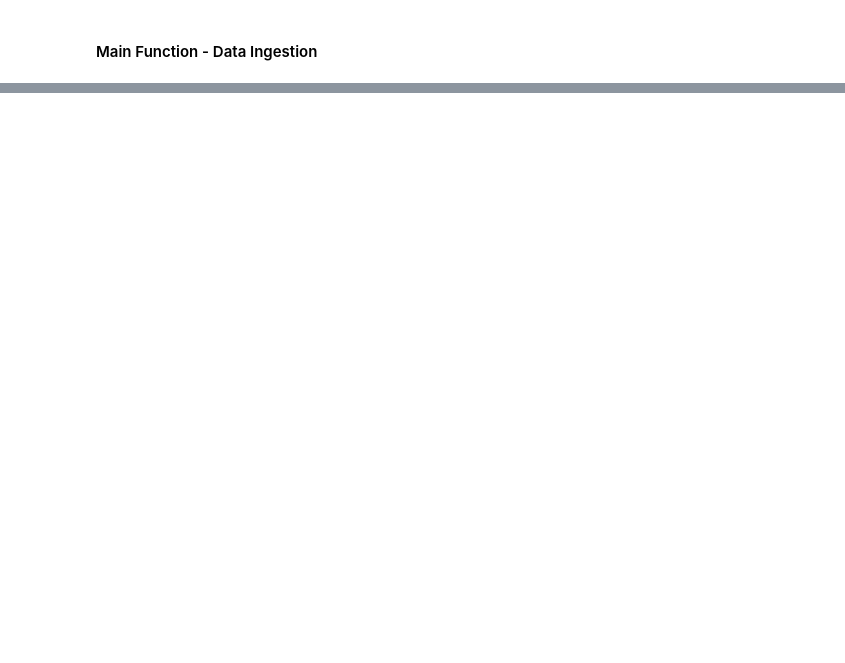
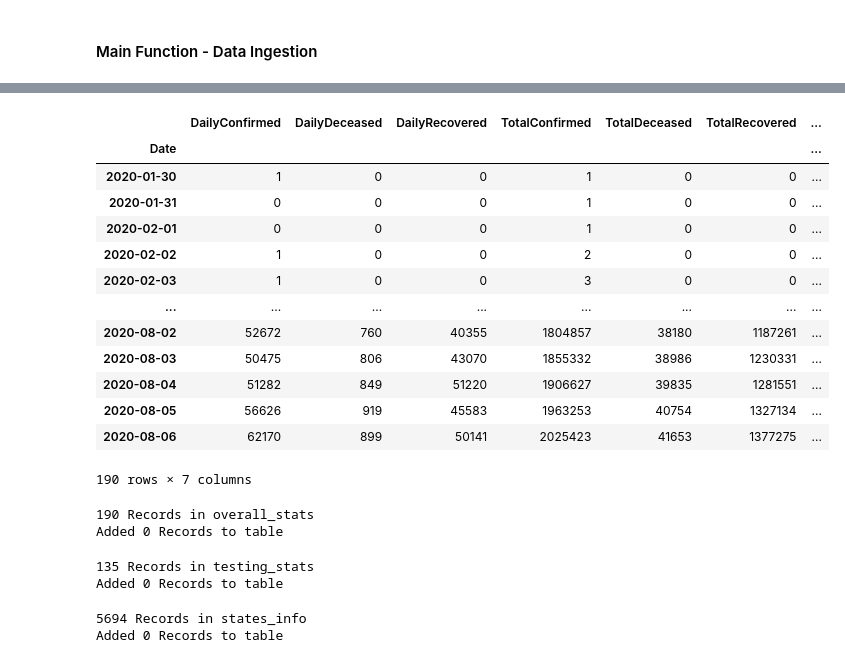
Before and after one commit to DnanaDev/Covid19-India-Analysis-and-Forecasting, a Jupyter notebook: Data_Pipeline/Data_Ingestion.ipynb, the cells around one changed output, grey strips where cells are left out. Drawn from its saved outputs; the diff is of its cells as text; code cells hidden in the pictures; blank space fills up the shorter version.

```diff
--- a/Data_Pipeline/Data_Ingestion.ipynb
+++ b/Data_Pipeline/Data_Ingestion.ipynb
@@ -300,0 +219,2 @@ backup_dB('/Users/apple/Desktop/DS/Covid19-Kaggle_and_End-End_project/Data/Clean
+# %%
+engine = create_engine('postgresql://postgres:<pass>@localhost:5433/covid19-data')
@@ -300,0 +223,26 @@ backup_dB('/Users/apple/Desktop/DS/Covid19-Kaggle_and_End-End_project/Data/Clean
+# %%
+testing = pd.read_sql('SELECT * FROM testing_stats', engine , parse_dates = True, index_col ='Date')
+# %%
+overall = pd.read_sql('SELECT * FROM overall_stats', engine, parse_dates = True, index_col ='Date')
+# %%
+overall.join(testing, on = 'Date', how = 'left')
+# %% [output]
+|  | DailyConfirmed | DailyDeceased | DailyRecovered | TotalConfirmed | TotalDeceased | TotalRecovered | ... |
+| Date |  |  |  |  |  |  | ... |
+| 2020-01-30 | 1 | 0 | 0 | 1 | 0 | 0 | ... |
+| 2020-01-31 | 0 | 0 | 0 | 1 | 0 | 0 | ... |
+| 2020-02-01 | 0 | 0 | 0 | 1 | 0 | 0 | ... |
+| 2020-02-02 | 1 | 0 | 0 | 2 | 0 | 0 | ... |
+| 2020-02-03 | 1 | 0 | 0 | 3 | 0 | 0 | ... |
+| ... | ... | ... | ... | ... | ... | ... | ... |
+| 2020-08-02 | 52672 | 760 | 40355 | 1804857 | 38180 | 1187261 | ... |
+| 2020-08-03 | 50475 | 806 | 43070 | 1855332 | 38986 | 1230331 | ... |
+| 2020-08-04 | 51282 | 849 | 51220 | 1906627 | 39835 | 1281551 | ... |
+| 2020-08-05 | 56626 | 919 | 45583 | 1963253 | 40754 | 1327134 | ... |
+| 2020-08-06 | 62170 | 899 | 50141 | 2025423 | 41653 | 1377275 | ... |
+190 rows × 7 columns
+# %%
+add_data_table(engine, 'overall_stats', make_dataframe())
+# %% [output]
+190 Records in overall_stats
+Added 0 Records to table
@@ -300,0 +253,10 @@ backup_dB('/Users/apple/Desktop/DS/Covid19-Kaggle_and_End-End_project/Data/Clean
+# %%
+add_data_table(engine, 'testing_stats', test)
+# %% [output]
+135 Records in testing_stats
+Added 0 Records to table
+# %%
+add_data_table(engine, 'states_info', make_state_dataframe())
+# %% [output]
+5694 Records in states_info
+Added 0 Records to table
```
Also changed, not shown: parts of 33 cells of this notebook, 25 other files.
